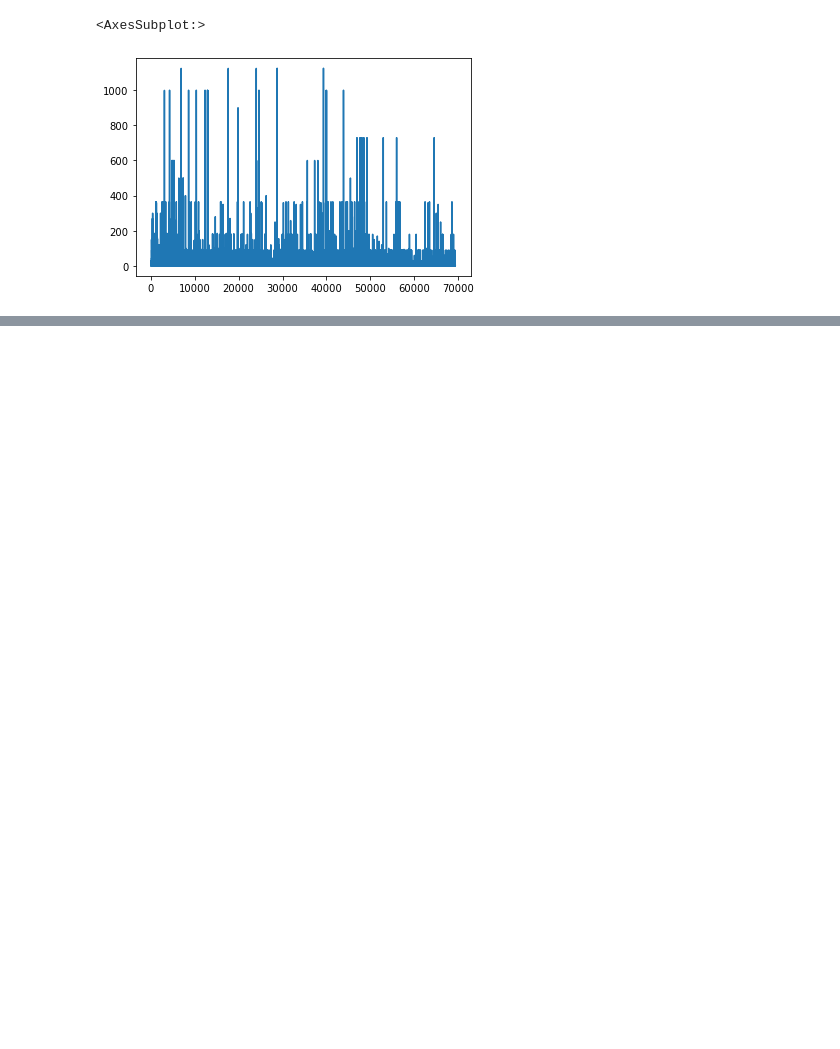
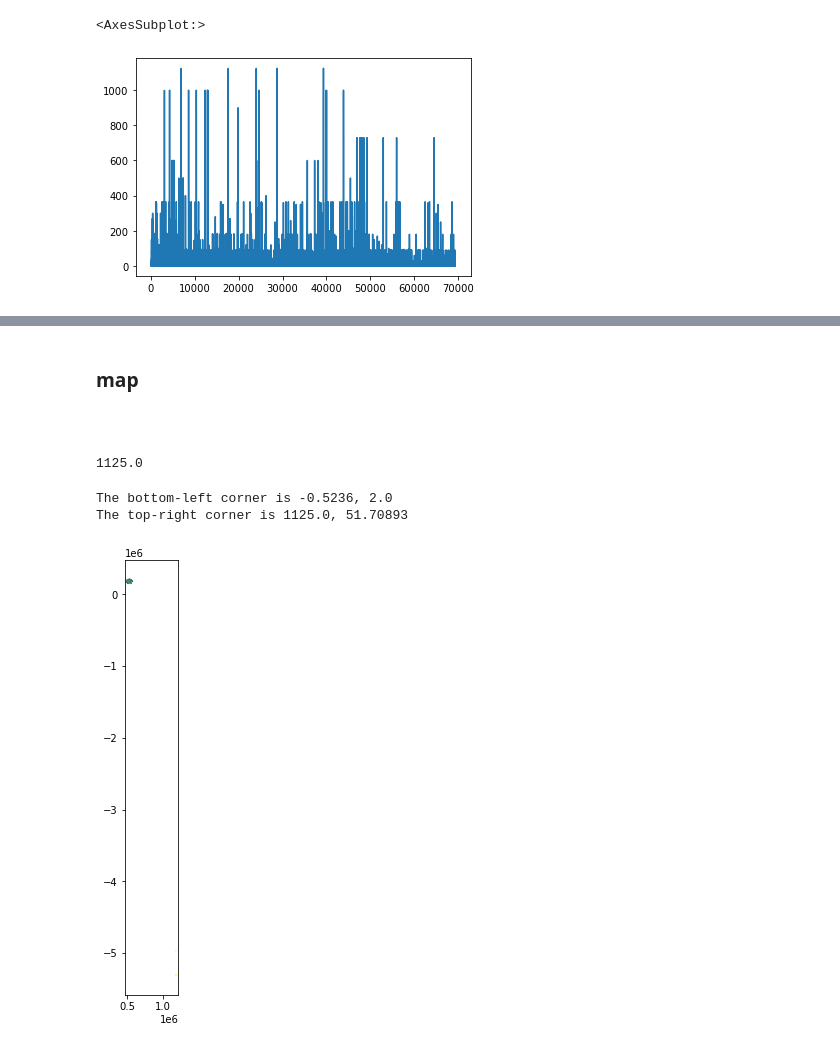
Before and after one commit to JinJiang22/fsds_GroupWork, a Jupyter notebook: Reproducible Analysis.ipynb, the cells around one changed output, grey strips where cells are left out. Drawn from its saved outputs; the diff is of its cells as text; code cells hidden in the pictures; blank space fills up the shorter version.

```diff
--- a/Reproducible Analysis.ipynb
+++ b/Reproducible Analysis.ipynb
@@ -509,0 +533,21 @@ if 'minimum_nights' < length_stay,
+# %% [markdown]
+### map
+# %% [markdown]
+###
+# %%
+gdf_Airbnb2022 = gpd.GeoDataFrame(df1,
+      geometry=gpd.points_from_xy(df1.longitude, df1.latitude, crs='epsg:4326'))
+# %%
+df1.longitude.max()
+# %% [output]
+1125.0
+# %%
+print(f"The bottom-left corner is {df1.longitude.min()}, {df1.latitude.min()}")
+print(f"The top-right corner is {df1.longitude.max()}, {df1.latitude.max()}")
+# %% [output]
+The bottom-left corner is -0.5236, 2.0
+The top-right corner is 1125.0, 51.70893
+# %%
+gdf_Airbnb2022.to_crs('EPSG: 27700').plot(column='price', cmap='viridis', alpha=0.25, markersize=1, figsize=(12,8));
+# %% [output]
+[figure, added]
```
Also changed, not shown: parts of 37 cells of this notebook.
